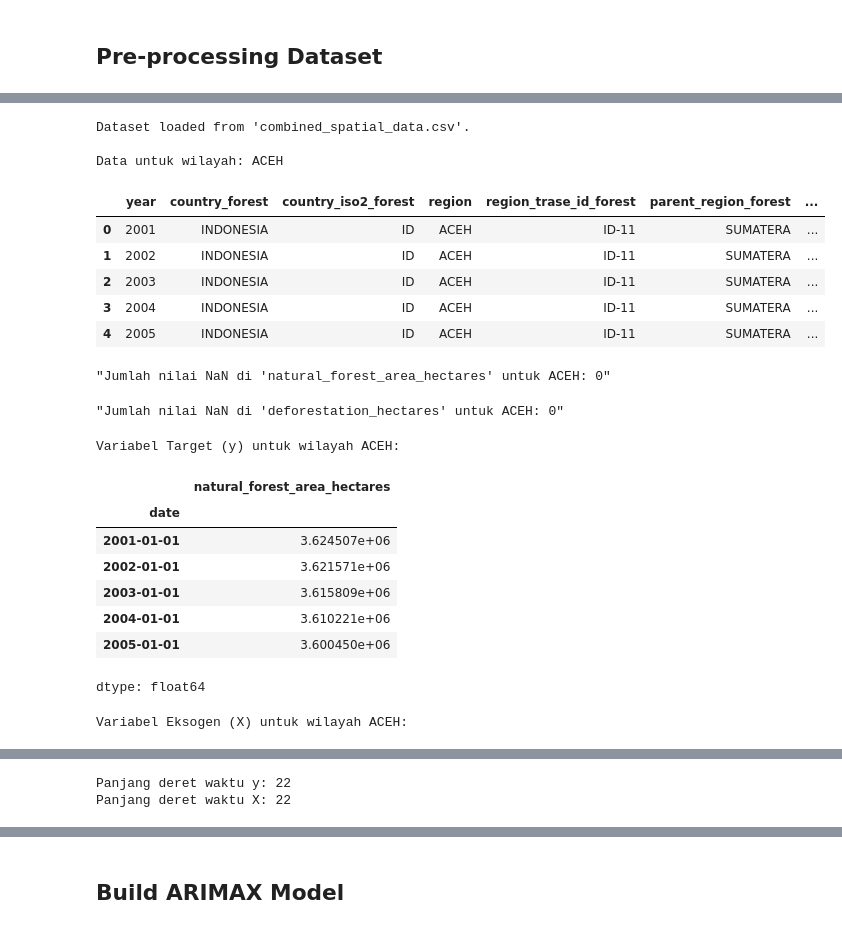
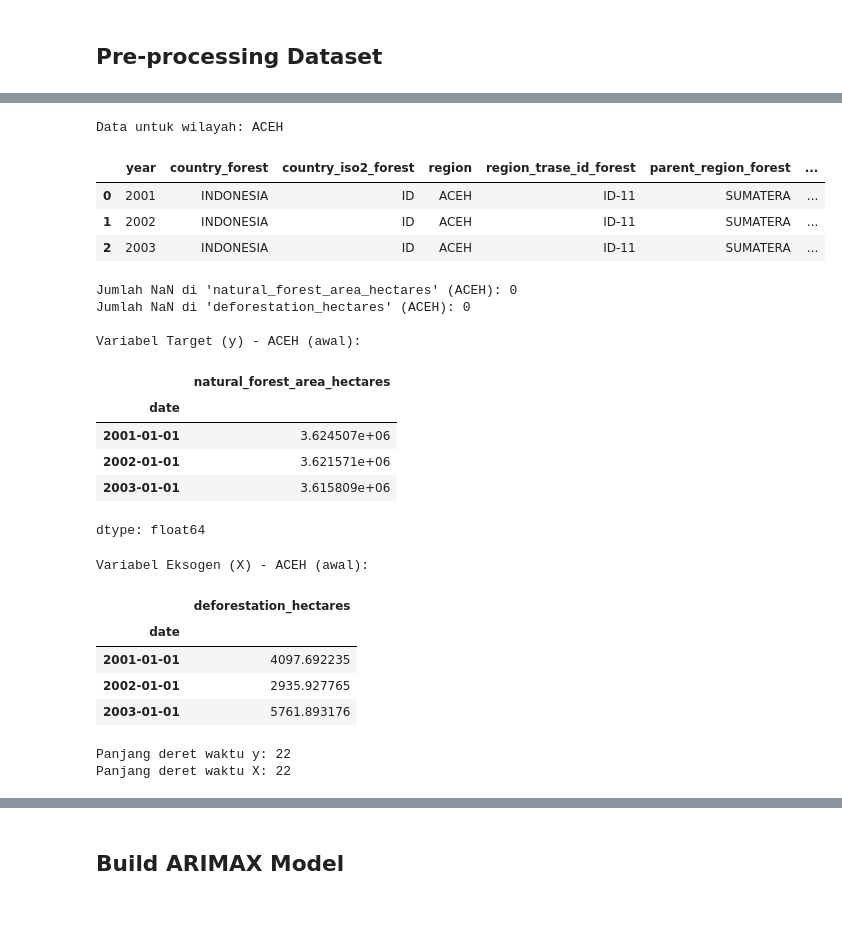
Before and after one commit to bintangfikrif/Unnamed-Final_Project, a Jupyter notebook: notebooks/main.ipynb, the cells around one changed output, grey strips where cells are left out. Saved outputs shown, nothing was run; the diff lists cells and outputs as text; code cells hidden in the pictures.

```diff
--- a/notebooks/main.ipynb
+++ b/notebooks/main.ipynb
@@ -422,75 +434,61 @@ dtype: object
 # %%
-file_path = 'combined_spatial_data.csv'
-
-# Memuat dataset
-try:
-    df = pd.read_csv(file_path)
-    print(f"Dataset loaded from '{file_path}'.")
-except FileNotFoundError:
-    print(f"Error: File '{file_path}' tidak ditemukan. Pastikan nama file dan path sudah benar.")
-    exit()
-
 # --- Persiapan Data untuk Satu Wilayah (Contoh: ACEH) ---
-# Anda perlu mengulang langkah ini untuk setiap wilayah yang ingin dianalisis
-
-# Pilih satu wilayah untuk dianalisis
 nama_wilayah = 'ACEH' # Ganti dengan nama wilayah lain jika diinginkan
-df_region = df[df['region'] == nama_wilayah].copy() # Gunakan .copy() untuk menghindari SettingWithCopyWarning
+df_region = df[df['region'] == nama_wilayah].copy()
 
 if df_region.empty:
-    print(f"\nError: Tidak ada data untuk wilayah '{nama_wilayah}'. Periksa kembali nama wilayah.")
+    print(f"\nError: Tidak ada data untuk wilayah '{nama_wilayah}'.")
     exit()
 
 print(f"\nData untuk wilayah: {nama_wilayah}")
-display(df_region.head())
+display(df_region.head(3)) # Tampilkan beberapa baris saja
 
 # Mengatur 'year' sebagai index datetime
-# Karena 'year' hanya tahun, kita bisa membuatnya menjadi representasi awal tahun
 df_region['date'] = pd.to_datetime(df_region['year'], format='%Y')
 df_region.set_index('date', inplace=True)
 
 # Memilih variabel target (y) dan variabel eksogen (X)
-# Target: natural_forest_area_hectares
-# Eksogen: deforestation_hectares
 target_variable = 'natural_forest_area_hectares'
 exog_variable = 'deforestation_hectares'
 
-# Pastikan tidak ada nilai NaN pada kolom yang akan digunakan, terutama untuk periode analisis
-# Jika ada, Anda perlu menanganinya (misalnya, imputasi atau penghapusan baris jika sesuai)
-display(f"Jumlah nilai NaN di '{target_variable}' untuk {nama_wilayah}: {df_region[target_variable].isnull().sum()}")
-display(f"Jumlah nilai NaN di '{exog_variable}' untuk {nama_wilayah}: {df_region[exog_variable].isnull().sum()}")
+# Pengecekan nilai NaN
+print(f"\nJumlah NaN di '{target_variable}' ({nama_wilayah}): {df_region[target_variable].isnull().sum()}")
+print(f"Jumlah NaN di '{exog_variable}' ({nama_wilayah}): {df_region[exog_variable].isnull().sum()}")
 
-# Untuk ARIMAX, variabel eksogen harus memiliki panjang yang sama dengan variabel endogen (target)
-# termasuk untuk periode peramalan (ini akan dibahas lebih lanjut saat peramalan)
 y = df_region[target_variable]
 X = df_region[[exog_variable]] # Variabel eksogen harus dalam bentuk DataFrame 2D
 
-print("\nVariabel Target (y) untuk wilayah", nama_wilayah + ":")
-display(y.head())
-print("\nVariabel Eksogen (X) untuk wilayah", nama_wilayah + ":")
-display(X.head())
+print(f"\nVariabel Target (y) - {nama_wilayah} (awal):")
+display(y.head(3))
+print(f"Variabel Eksogen (X) - {nama_wilayah} (awal):")
+display(X.head(3))
 
 print(f"\nPanjang deret waktu y: {len(y)}")
 print(f"Panjang deret waktu X: {len(X)}")
+
+if len(y) != len(X):
+    print("Peringatan: Panjang y dan X tidak sama!")
 # %% [output]
-Dataset loaded from 'combined_spatial_data.csv'.
-
 Data untuk wilayah: ACEH
 |  | year | country_forest | country_iso2_forest | region | region_trase_id_forest | parent_region_forest | ... |
 | 0 | 2001 | INDONESIA | ID | ACEH | ID-11 | SUMATERA | ... |
 | 1 | 2002 | INDONESIA | ID | ACEH | ID-11 | SUMATERA | ... |
 | 2 | 2003 | INDONESIA | ID | ACEH | ID-11 | SUMATERA | ... |
-| 3 | 2004 | INDONESIA | ID | ACEH | ID-11 | SUMATERA | ... |
-| 4 | 2005 | INDONESIA | ID | ACEH | ID-11 | SUMATERA | ... |
-"Jumlah nilai NaN di 'natural_forest_area_hectares' untuk ACEH: 0"
+Jumlah NaN di 'natural_forest_area_hectares' (ACEH): 0
+Jumlah NaN di 'deforestation_hectares' (ACEH): 0
+
+Variabel Target (y) - ACEH (awal):
+|  | natural_forest_area_hectares |
+| date |  |
+| 2001-01-01 | 3.624507e+06 |
+| 2002-01-01 | 3.621571e+06 |
+| 2003-01-01 | 3.615809e+06 |
-"Jumlah nilai NaN di 'deforestation_hectares' untuk ACEH: 0"
+dtype: float64
-Variabel Target (y) untuk wilayah ACEH:
+Variabel Eksogen (X) - ACEH (awal):
-|  | natural_forest_area_hectares |
-| date |  |
-| 2001-01-01 | 3.624507e+06 |
-| 2002-01-01 | 3.621571e+06 |
-| 2003-01-01 | 3.615809e+06 |
-| 2004-01-01 | 3.610221e+06 |
-| 2005-01-01 | 3.600450e+06 |
+|  | deforestation_hectares |
+| date |  |
+| 2001-01-01 | 4097.692235 |
+| 2002-01-01 | 2935.927765 |
+| 2003-01-01 | 5761.893176 |
-dtype: float64
+Panjang deret waktu y: 22
+Panjang deret waktu X: 22
-Variabel Eksogen (X) untuk wilayah ACEH:
@@ -504,5 +495,3 @@ Variabel Eksogen (X) untuk wilayah ACEH:
-Panjang deret waktu y: 22
-Panjang deret waktu X: 22
 # %%
 # Visualisasi Variabel Target
 plt.figure(figsize=(10, 5))
```
Also changed, not shown: parts of 35 cells of this notebook.
